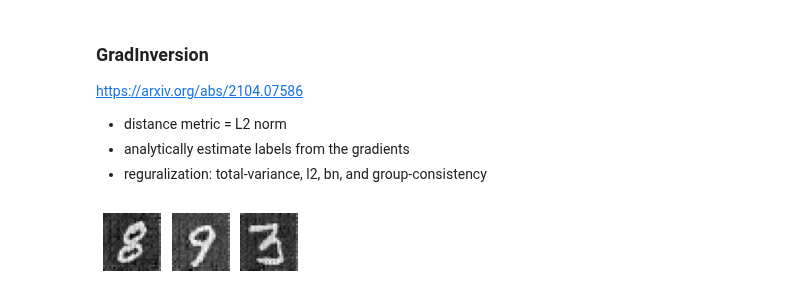
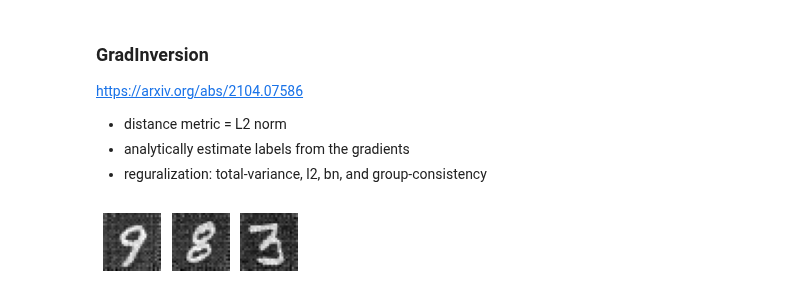
Before and after one commit to Koukyosyumei/AIJack, a Jupyter notebook: docs/aijack_gradient_inversion_attack.ipynb, the cells around one changed output. Drawn from its saved outputs; the diff is of its cells as text; code cells hidden in the pictures.

```diff
--- a/docs/aijack_gradient_inversion_attack.ipynb
+++ b/docs/aijack_gradient_inversion_attack.ipynb
@@ -225,37 +384,39 @@ https://arxiv.org/abs/2104.07586
 - analytically estimate labels from the gradients
 - reguralization: total-variance, l2, bn, and group-consistency
 # %%
+from aijack.attack.inversion import GradientInversion_Attack
+
 net = LeNet(channel=channel, hideen=hidden, num_classes=num_classes)
 pred = net(x_batch)
 loss = criterion(pred, y_batch)
 received_gradients = torch.autograd.grad(loss, net.parameters())
 received_gradients = [cg.detach() for cg in received_gradients]
 
 gradinversion = GradientInversion_Attack(
     net,
     (1, 28, 28),
     num_iteration=1000,
     lr=1e2,
     log_interval=0,
     optimizer_class=torch.optim.SGD,
     distancename="l2",
     optimize_label=False,
     bn_reg_layers=[net.body[1], net.body[4], net.body[7]],
-    group_num=5,
+    group_num=3,
     tv_reg_coef=0.00,
     l2_reg_coef=0.0001,
     bn_reg_coef=0.001,
     gc_reg_coef=0.001,
 )
 
 result = gradinversion.group_attack(received_gradients, batch_size=batch_size)
 
 fig = plt.figure(figsize=(3, 2))
 for bid in range(batch_size):
     ax1 = fig.add_subplot(1, batch_size, bid + 1)
     ax1.imshow((sum(result[0]) / len(result[0])).detach().numpy()[bid][0], cmap="gray")
     ax1.axis("off")
 plt.tight_layout()
 plt.show()
 # %% [output]
-[figure, old version]
+[figure, new version]
```
Also changed, not shown: parts of 13 cells of this notebook.
